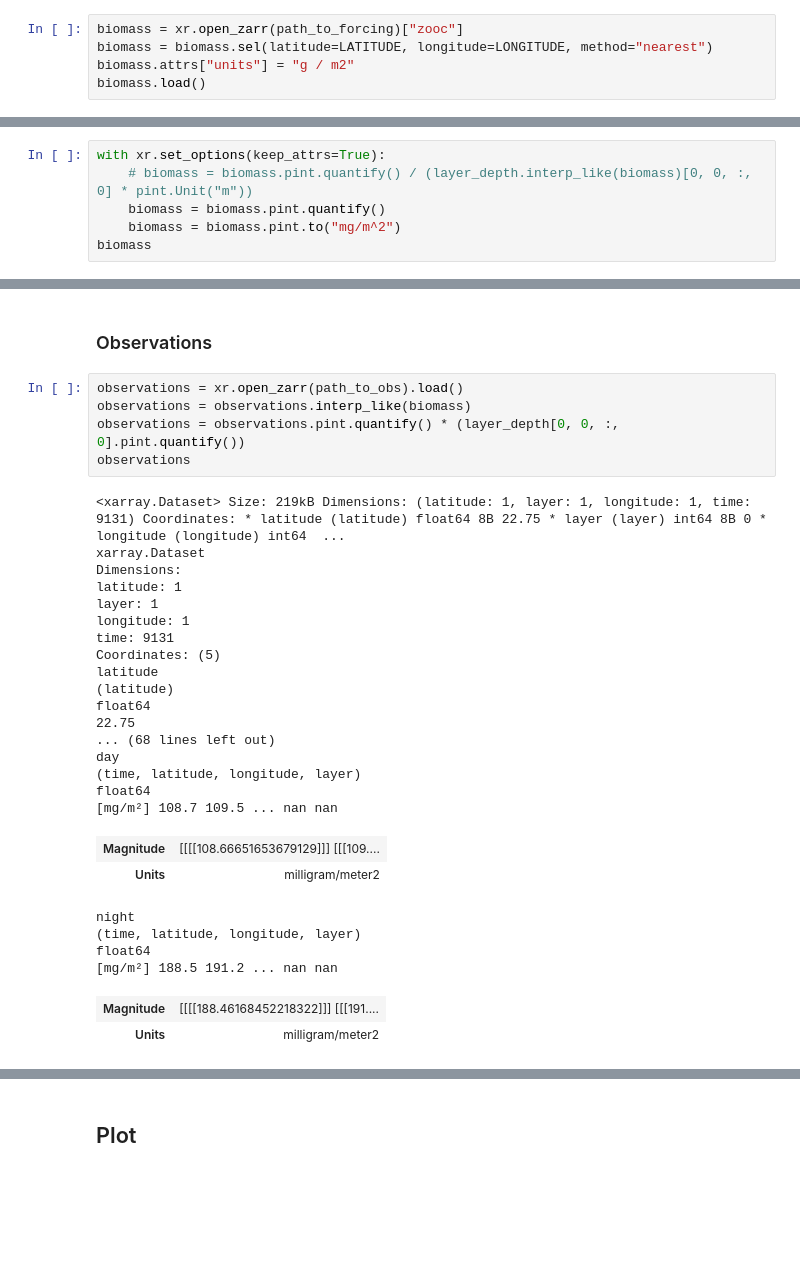
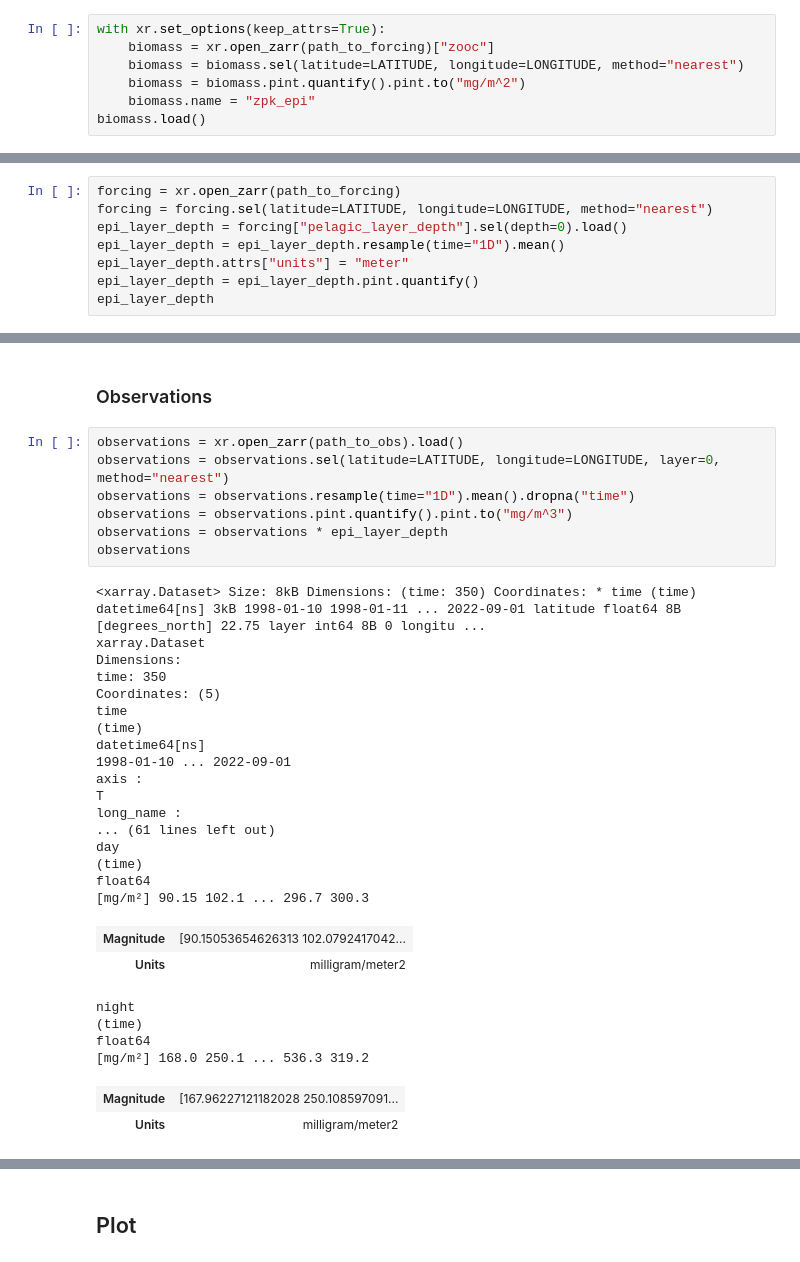
Before and after one commit to Ash12H/Seapopym-optimization, a Jupyter notebook: notebooks/4_Optimization/1_All_time_series/1_SeapoDym_Initial/HOT/VGPM/Seapodym_HOT_VGPM.ipynb, the cells around one changed output, grey strips where cells are left out. Cells and saved outputs as stored; diff of their text form; blank space fills up the shorter version.

```diff
--- a/notebooks/4_Optimization/1_All_time_series/1_SeapoDym_Initial/HOT/VGPM/Seapodym_HOT_VGPM.ipynb
+++ b/notebooks/4_Optimization/1_All_time_series/1_SeapoDym_Initial/HOT/VGPM/Seapodym_HOT_VGPM.ipynb
@@ -22,8 +22,10 @@ TIME_END = "2010-01-01"
 # %% [markdown]
 ### Prediction
 # %%
-biomass = xr.open_zarr(path_to_forcing)["zooc"]
-biomass = biomass.sel(latitude=LATITUDE, longitude=LONGITUDE, method="nearest")
-biomass.attrs["units"] = "g / m2"
+with xr.set_options(keep_attrs=True):
+    biomass = xr.open_zarr(path_to_forcing)["zooc"]
+    biomass = biomass.sel(latitude=LATITUDE, longitude=LONGITUDE, method="nearest")
+    biomass = biomass.pint.quantify().pint.to("mg/m^2")
+    biomass.name = "zpk_epi"
 biomass.load()
 # %% [output]
@@ -39,6 +55,0 @@ Attributes:
-# %%
-with xr.set_options(keep_attrs=True):
-    # biomass = biomass.pint.quantify() / (layer_depth.interp_like(biomass)[0, 0, :, 0] * pint.Unit("m"))
-    biomass = biomass.pint.quantify()
-    biomass = biomass.pint.to("mg/m^2")
-biomass
@@ -113,0 +58,8 @@ Attributes:
+# %%
+forcing = xr.open_zarr(path_to_forcing)
+forcing = forcing.sel(latitude=LATITUDE, longitude=LONGITUDE, method="nearest")
+epi_layer_depth = forcing["pelagic_layer_depth"].sel(depth=0).load()
+epi_layer_depth = epi_layer_depth.resample(time="1D").mean()
+epi_layer_depth.attrs["units"] = "meter"
+epi_layer_depth = epi_layer_depth.pint.quantify()
+epi_layer_depth
@@ -115,32 +92,34 @@ Attributes:
 ### Observations
 # %%
 observations = xr.open_zarr(path_to_obs).load()
-observations = observations.interp_like(biomass)
-observations = observations.pint.quantify() * (layer_depth[0, 0, :, 0].pint.quantify())
+observations = observations.sel(latitude=LATITUDE, longitude=LONGITUDE, layer=0, method="nearest")
+observations = observations.resample(time="1D").mean().dropna("time")
+observations = observations.pint.quantify().pint.to("mg/m^3")
+observations = observations * epi_layer_depth
 observations
 # %% [output]
-<xarray.Dataset> Size: 219kB Dimensions: (latitude: 1, layer: 1, longitude: 1, time: 9131) Coordinates: * latitude (latitude) float64 8B 22.75 * layer (layer) int64 8B 0 * longitude (longitude) int64  ...
+<xarray.Dataset> Size: 8kB Dimensions: (time: 350) Coordinates: * time (time) datetime64[ns] 3kB 1998-01-10 1998-01-11 ... 2022-09-01 latitude float64 8B [degrees_north] 22.75 layer int64 8B 0 longitu ...
 xarray.Dataset
 Dimensions:
-latitude: 1
-layer: 1
-longitude: 1
-time: 9131
+time: 350
 Coordinates: (5)
-latitude
-(latitude)
+time
+(time)
+datetime64[ns]
+1998-01-10 ... 2022-09-01
+axis :
+T
+long_name :
+... (61 lines left out)
+day
+(time)
 float64
-22.75
-... (68 lines left out)
-day
-(time, latitude, longitude, layer)
-float64
-[mg/m²] 108.7 109.5 ... nan nan
+[mg/m²] 90.15 102.1 ... 296.7 300.3
-| Magnitude | [[[[108.66651653679129]]] [[[109.... |
+| Magnitude | [90.15053654626313 102.0792417042... |
 | Units | milligram/meter2 |
 night
-(time, latitude, longitude, layer)
+(time)
 float64
-[mg/m²] 188.5 191.2 ... nan nan
+[mg/m²] 168.0 250.1 ... 536.3 319.2
-| Magnitude | [[[[188.46168452218322]]] [[[191.... |
+| Magnitude | [167.96227121182028 250.108597091... |
 | Units | milligram/meter2 |
```
Also changed, not shown: parts of 12 cells of this notebook, 6 other files.
